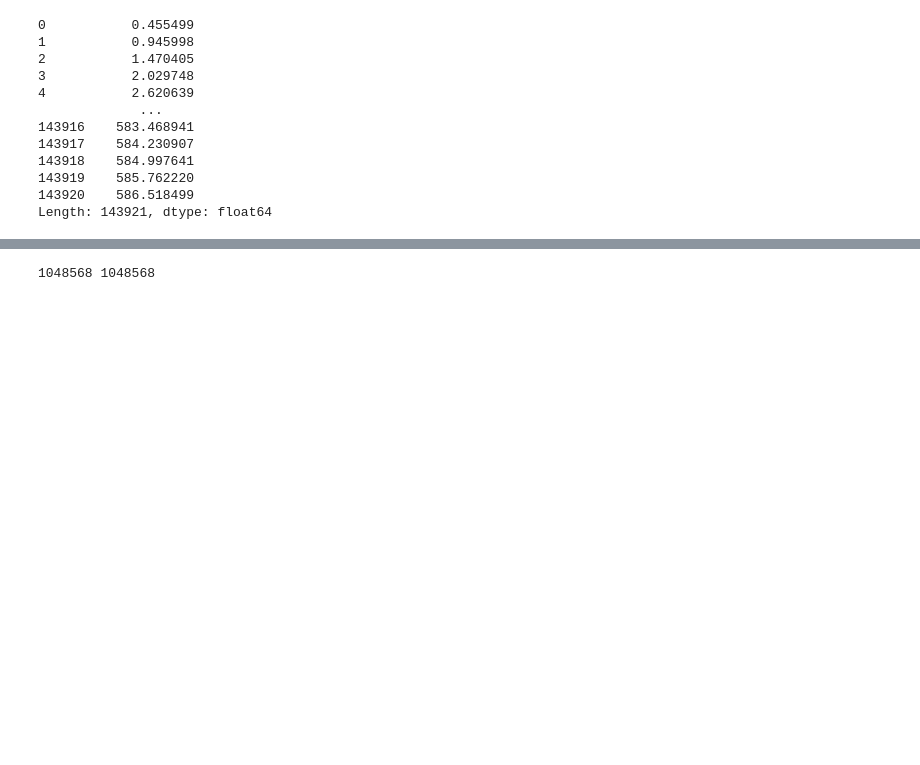
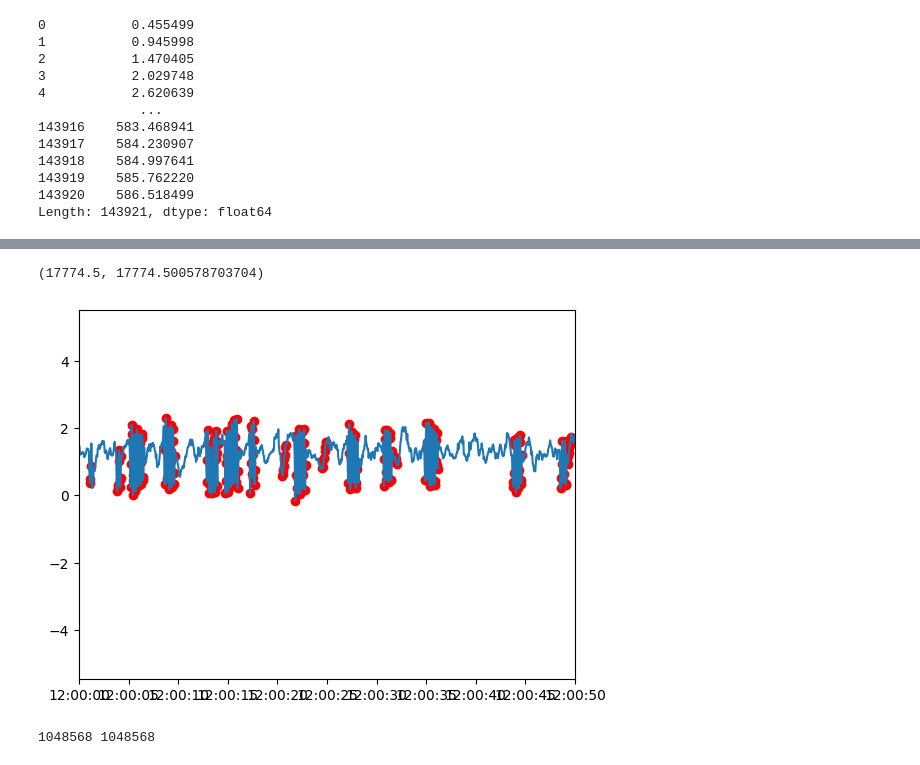
Before and after one commit to takujinonda/BiPAnalysisCodeShare, a Jupyter notebook: forage_detect/DVLexplanation.ipynb, the cells around one changed output, grey strips where cells are left out. Saved outputs shown, nothing was run; the diff lists cells and outputs as text; code cells hidden in the pictures; blank space fills up the shorter version.

```diff
--- a/forage_detect/DVLexplanation.ipynb
+++ b/forage_detect/DVLexplanation.ipynb
@@ -407,0 +542,3 @@ For each tag:
+# %%
+for x in test.values():
+    print(x)
@@ -477,3 +707,10 @@ test.ODmFL
+# %%
+plt.plot(test.acc.DT.values, test.acc.Z.values)
+plt.scatter(test.acc.DT.values[flap_mask==1], test.acc.Z.values[flap_mask==1],c='r')
+plt.xlim((test.acc.DT[0],test.acc.DT[1000]))
+# %% [output]
+(17774.5, 17774.500578703704)
+[figure, added]
 # %%
 import numpy as np
 from statistics import median
```
Also changed, not shown: parts of 15 cells of this notebook, 2 other files.
